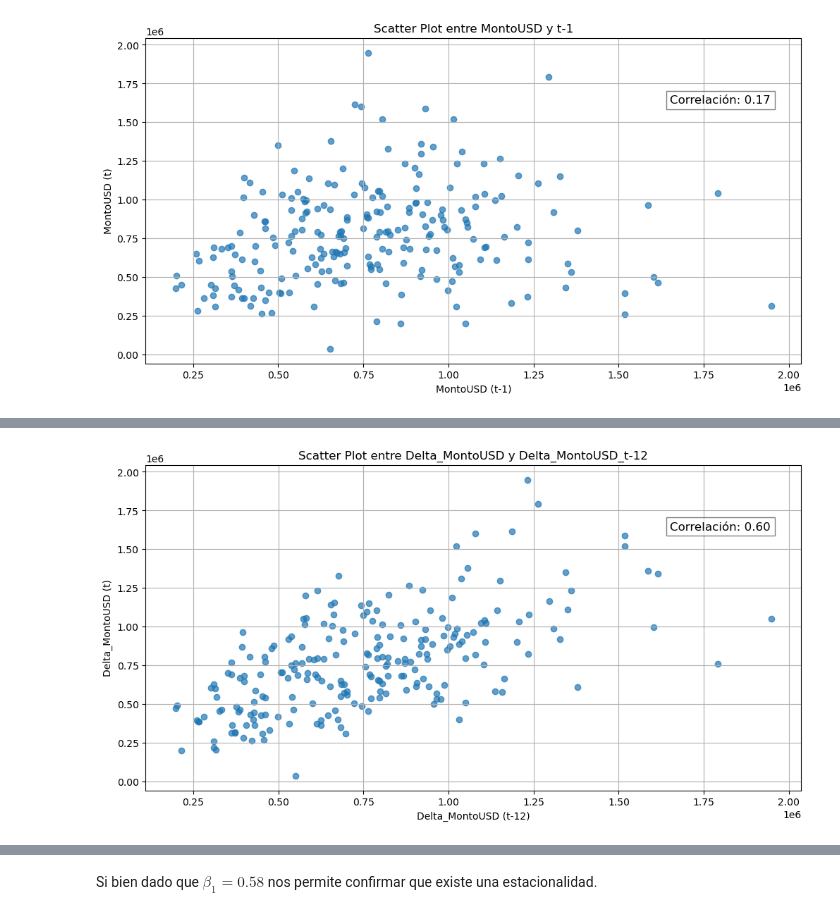
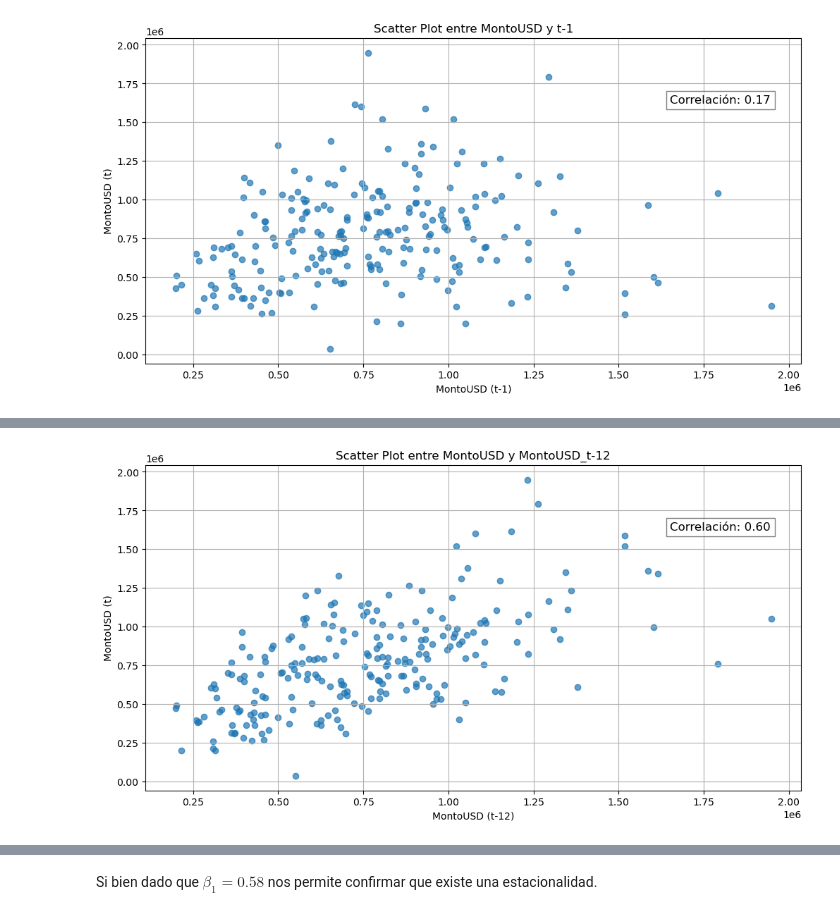
Before and after one commit to Gaddran/Tarea3AnalisisDatos, a Jupyter notebook: notebooks/TareaAnalisis.ipynb, the cells around one changed output, grey strips where cells are left out. Saved outputs shown, nothing was run; the diff lists cells and outputs as text; code cells hidden in the pictures.

```diff
--- a/notebooks/TareaAnalisis.ipynb
+++ b/notebooks/TareaAnalisis.ipynb
@@ -623,25 +633,24 @@ b_1 = 0.17426192266266044 b_0 = 635550.1420846399
 R^2 = 0.02993333693634037
 # %%
-
-# Calcular la correlación entre Delta_MontoUSD y Delta_MontoUSD_t-1
+# Calcular la correlación entre MontoUSD y MontoUSD_t-1
 correlacion = np.corrcoef(df_monthly['MontoUSD'], df_monthly['t-12'])[0, 1]
 
 # Crear el gráfico de dispersión
 plt.figure(figsize=(12, 6))
 plt.scatter(df_monthly['t-12'], df_monthly['MontoUSD'], alpha=0.7)
 
 
 # Añadir etiquetas y título
-plt.title('Scatter Plot entre Delta_MontoUSD y Delta_MontoUSD_t-12')
-plt.xlabel('Delta_MontoUSD (t-12)')
-plt.ylabel('Delta_MontoUSD (t)')
+plt.title('Scatter Plot entre MontoUSD y MontoUSD_t-12')
+plt.xlabel('MontoUSD (t-12)')
+plt.ylabel('MontoUSD (t)')
 plt.annotate(xy=(0.8,0.8), text=f'Correlación: {correlacion:.2f}', fontsize=12, bbox=dict(facecolor='white', alpha=0.5), xycoords='axes fraction')
 
 # Mostrar el gráfico
 plt.grid(True)
 plt.show()
 # %% [output]
-[figure, old version]
+[figure, new version]
 # %%
 ar12= LinearRegression(fit_intercept=True)
 ar12.fit(X=df_monthly[['t-12']], y=df_monthly['MontoUSD'])
```
Also changed, not shown: parts of 14 cells of this notebook.
